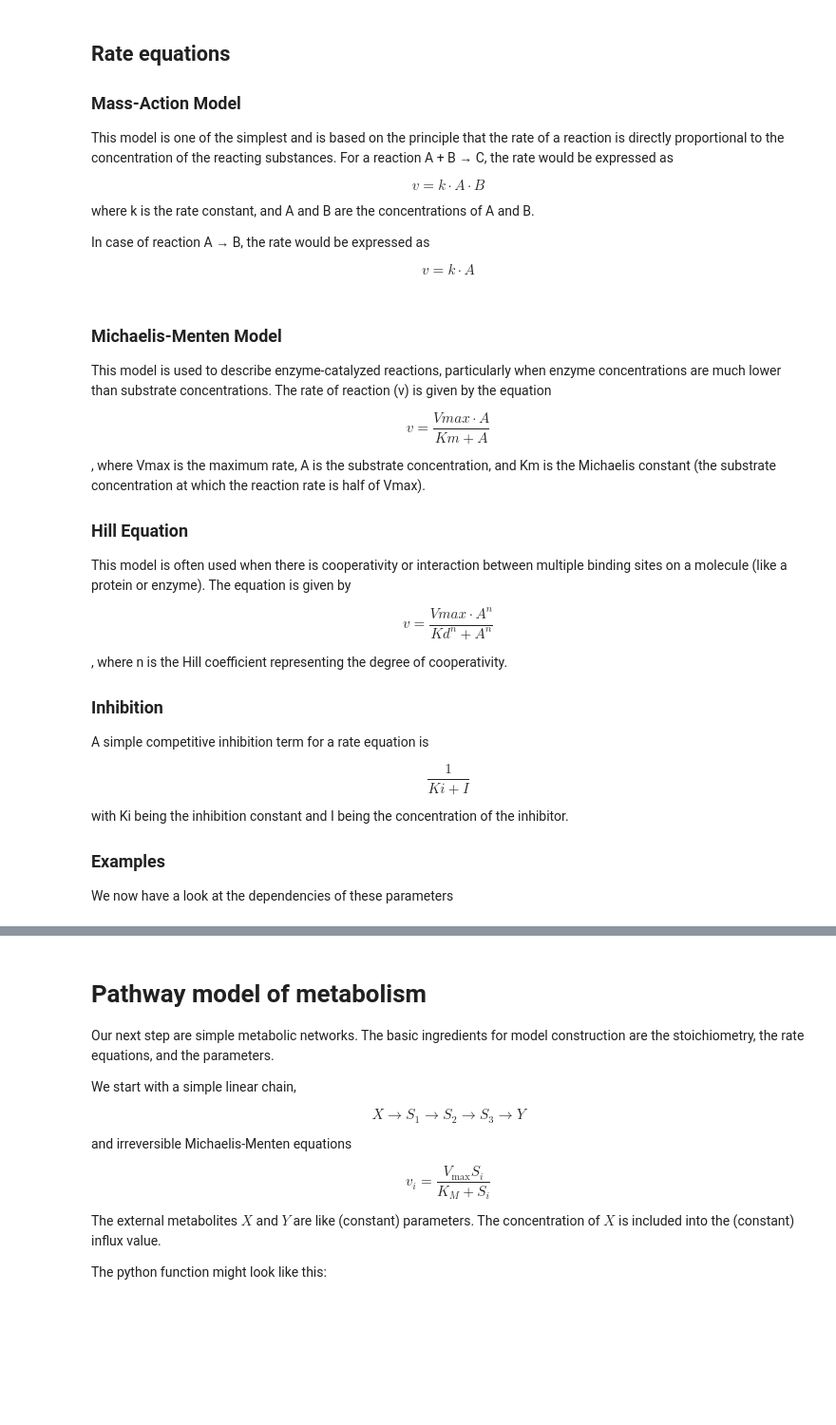
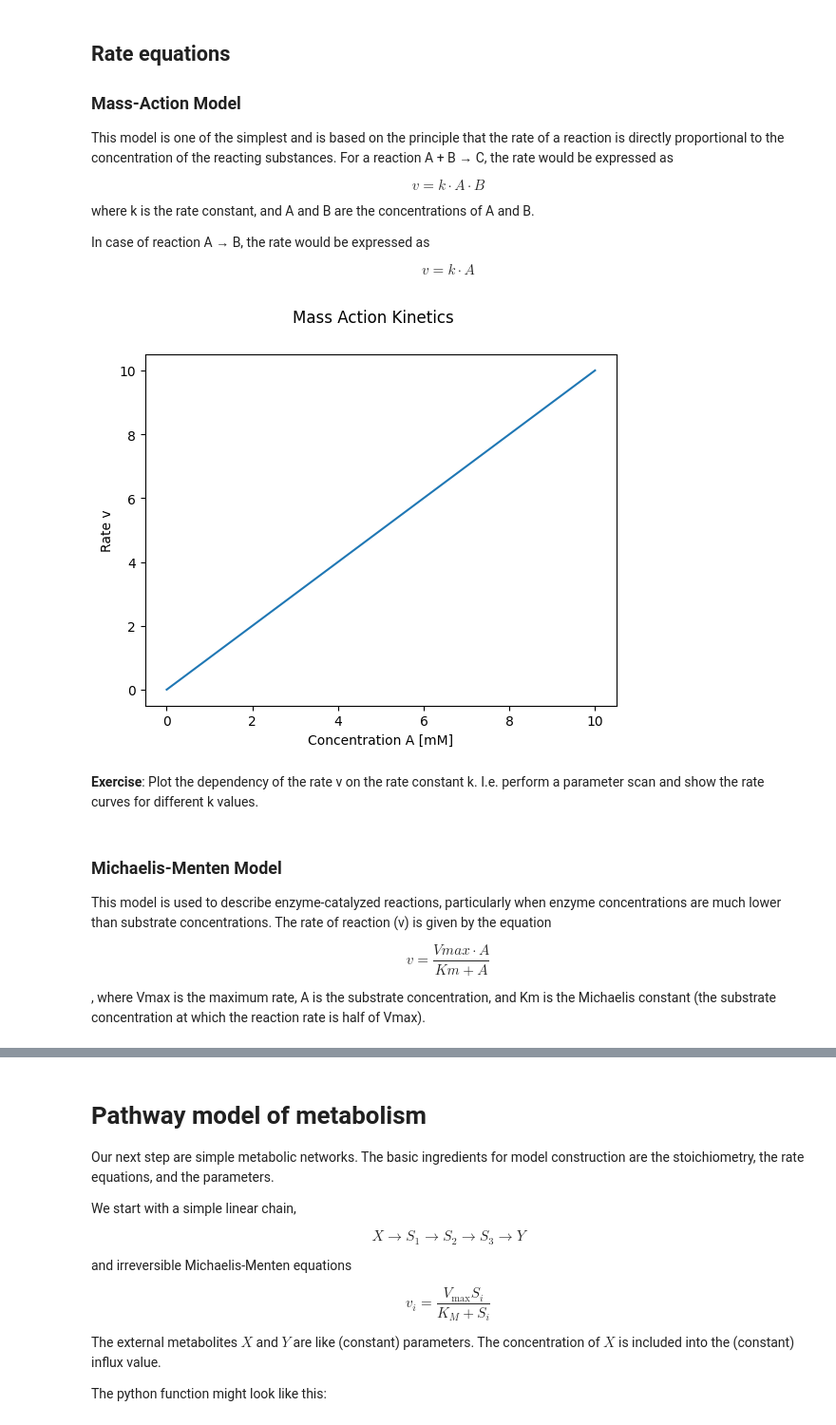
Before and after one commit to matthiaskoenig/course-pharmacokinetic-modelling, a Jupyter notebook: src/mb19/notebooks/06_metabolism.ipynb, the cells around one changed output, grey strips where cells are left out. Shown at 95% size. Saved outputs shown, nothing was run; the diff lists cells and outputs as text; code cells hidden in the pictures; blank space fills up the shorter version.

```diff
--- a/src/mb19/notebooks/06_metabolism.ipynb
+++ b/src/mb19/notebooks/06_metabolism.ipynb
@@ -44,3 +40,21 @@ A = np.linspace()
+# %%
+import numpy as np
+from matplotlib import pyplot as plt
+
+k = 1.0
+A = np.linspace(0, 10, num=100)  # [mM]
+v = k * A
+
+f, ax = plt.subplots(nrows=1, ncols=1)
+f.suptitle("Mass Action Kinetics")
+ax.plot(A, v)
+ax.set_xlabel("Concentration A [mM]")
+ax.set_ylabel("Rate v")
+plt.show()
+# %% [output]
+[figure, added]
+# %% [markdown]
+**Exercise**: Plot the dependency of the rate v on the rate constant k. I.e. perform a parameter scan and show the rate curves for different k values.
 # %% [markdown]
 ### Michaelis-Menten Model
 This model is used to describe enzyme-catalyzed reactions, particularly when enzyme concentrations are much lower than substrate concentrations. The rate of reaction (v) is given by the equation
@@ -50,25 +64,3 @@ v = \frac{Vmax \cdot A}{Km + A}
 \end{equation}
 
 , where Vmax is the maximum rate, A is the substrate concentration, and Km is the Michaelis constant (the substrate concentration at which the reaction rate is half of Vmax).
-
-
-### Hill Equation
-This model is often used when there is cooperativity or interaction between multiple binding sites on a molecule (like a protein or enzyme). The equation is given by
-
-\begin{equation}
-v = \frac{Vmax \cdot A^n}{Kd^n + A^n}
-\end{equation}
-
-, where n is the Hill coefficient representing the degree of cooperativity.
-
-### Inhibition
-A simple competitive inhibition term for a rate equation is
-
-\begin{equation}
-\frac{1}{Ki + I}
-\end{equation}
-
-with Ki being the inhibition constant and I being the concentration of the inhibitor.
-
-### Examples
-We now have a look at the dependencies of these parameters
```
Also changed, not shown: parts of 7 cells of this notebook, 6 other files.
